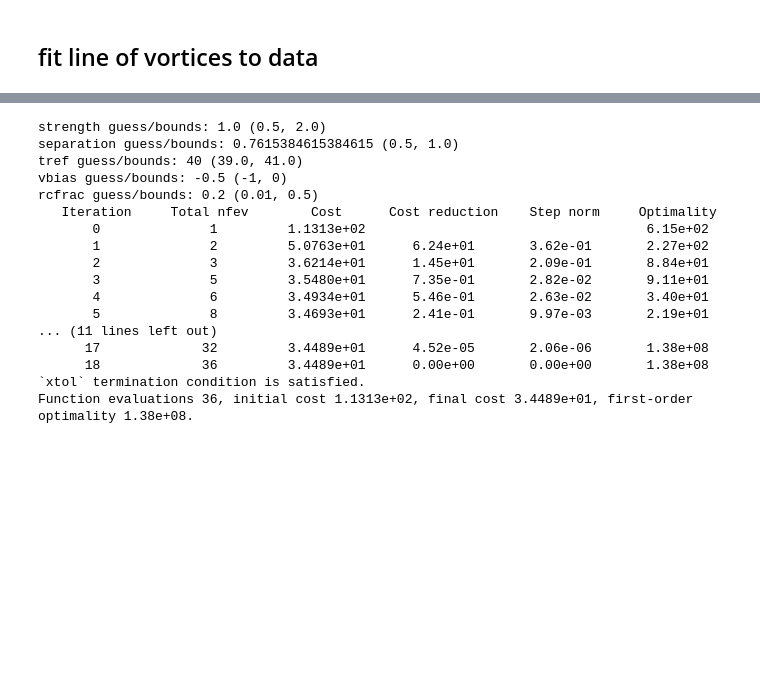
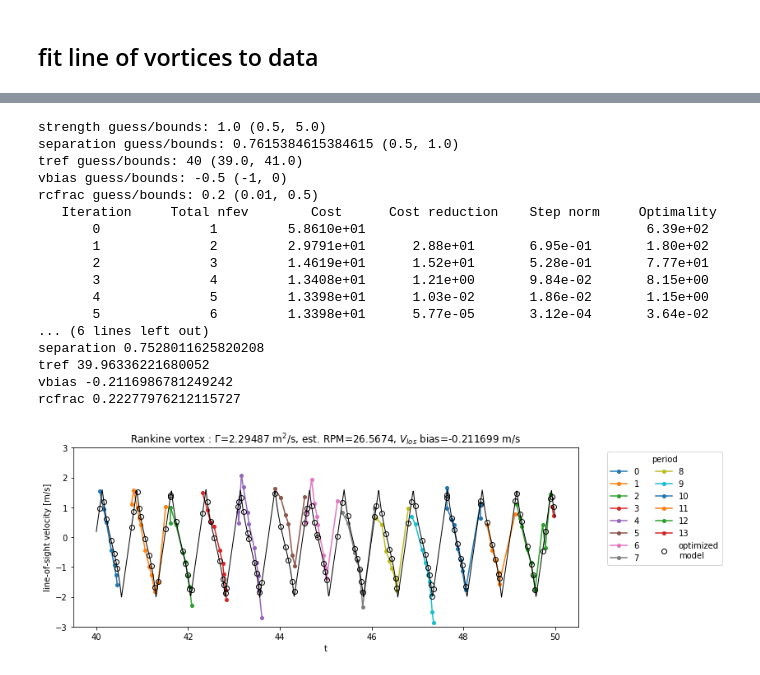
Before and after one commit to ewquon/analysis, a Jupyter notebook: WakeDynamics/V52_lidar/estimate_vortex_properties.ipynb, the cells around one changed output, grey strips where cells are left out. Drawn from its saved outputs; the diff is of its cells as text; code cells hidden in the pictures; blank space fills up the shorter version.

```diff
--- a/WakeDynamics/V52_lidar/estimate_vortex_properties.ipynb
+++ b/WakeDynamics/V52_lidar/estimate_vortex_properties.ipynb
@@ -152,29 +161,69 @@ def optimize_vort_soln(model,params_guess_bounds):
         uthe = vort_line_soln(df['t'].values, model=model, **vortparams)
         return uthe - df['vlos']
     return least_squares(optfun, guess, bounds=bounds, verbose=2)
+# %%
+def plot_vort_soln(model,soln,params):
+    fig,ax = plt.subplots(figsize=(11,4))
+
+    # lidar data
+    df.set_index('t').pivot(columns='period')['vlos'].plot(ax=ax,marker='o',markersize=4)
+
+    # optimized vortex solution, at same times as lidar data
+    vortparams = {key: val for key,val in zip(params.keys(), soln)}
+    vlos = vort_line_soln(df['t'].values, model=model, **vortparams)
+    ax.plot(df['t'], vlos, 'ko', markerfacecolor='none', label='optimized\nmodel')
+
+    # show vortex solution at higher resolution
+    tt = np.linspace(40,50,1001)
+    vlos_hi = vort_line_soln(tt, model=model, **vortparams)
+    ax.plot(tt, vlos_hi, 'k-', lw=1)
+
+    # formatting
+    ax.legend(loc='upper left',bbox_to_anchor=(1.05,1),
+              title='period',ncol=2)
+    ax.set_ylabel('line-of-sight velocity [m/s]')
+    ax.set_ylim((-3,3))
+    ax.set_title(r'Rankine vortex : $\Gamma$={:g} m$^2$/s, est. RPM={:g}, $V_{{los}}$ bias={:g} m/s'.format(
+        vortparams['strength'], 60./(3*vortparams['separation']), vortparams['vbias']
+    ))
+
+    for key,val in vortparams.items():
+        print(key,val)
+
+    return fig,ax
 # %%
-soln = optimize_vort_soln(rankine, OrderedDict(
-    strength=[1.0, (0.5, 2.0)],
+model = rankine
+params = OrderedDict(
+    strength=[1.0, (0.5, 5.0)],
     separation=[T, (0.5, 1.0)],
     tref=[tstart, (tstart-1.0, tstart+1.0)],
     vbias=[-0.5, (-1, 0)],
     rcfrac=[0.2, (0.01, 0.5)],
-))
+)
+
+soln = optimize_vort_soln(model, params)
+
+errors = soln['fun']
+print('L2 error =',np.sqrt(errors.dot(errors)))
+
+fig,ax = plot_vort_soln(model, soln['x'], params)
+fig.savefig('figures/{:s}_soln.png'.format(model.__name__), bbox_inches='tight')
 # %% [output]
-strength guess/bounds: 1.0 (0.5, 2.0)
+strength guess/bounds: 1.0 (0.5, 5.0)
 separation guess/bounds: 0.7615384615384615 (0.5, 1.0)
 tref guess/bounds: 40 (39.0, 41.0)
 vbias guess/bounds: -0.5 (-1, 0)
 rcfrac guess/bounds: 0.2 (0.01, 0.5)
    Iteration     Total nfev        Cost      Cost reduction    Step norm     Optimality
-       0              1         1.1313e+02                                    6.15e+02
-       1              2         5.0763e+01      6.24e+01       3.62e-01       2.27e+02
-       2              3         3.6214e+01      1.45e+01       2.09e-01       8.84e+01
-       3              5         3.5480e+01      7.35e-01       2.82e-02       9.11e+01
-       4              6         3.4934e+01      5.46e-01       2.63e-02       3.40e+01
-       5              8         3.4693e+01      2.41e-01       9.97e-03       2.19e+01
-... (11 lines left out)
-      17             32         3.4489e+01      4.52e-05       2.06e-06       1.38e+08
-      18             36         3.4489e+01      0.00e+00       0.00e+00       1.38e+08
-`xtol` termination condition is satisfied.
-Function evaluations 36, initial cost 1.1313e+02, final cost 3.4489e+01, first-order optimality 1.38e+08.
+       0              1         5.8610e+01                                    6.39e+02
+       1              2         2.9791e+01      2.88e+01       6.95e-01       1.80e+02
+       2              3         1.4619e+01      1.52e+01       5.28e-01       7.77e+01
+       3              4         1.3408e+01      1.21e+00       9.84e-02       8.15e+00
+       4              5         1.3398e+01      1.03e-02       1.86e-02       1.15e+00
+       5              6         1.3398e+01      5.77e-05       3.12e-04       3.64e-02
+... (6 lines left out)
+separation 0.7528011625820208
+tref 39.96336221680052
+vbias -0.2116986781249242
+rcfrac 0.22277976212115727
+[figure, added]
```
Also changed, not shown: parts of 8 cells of this notebook.
